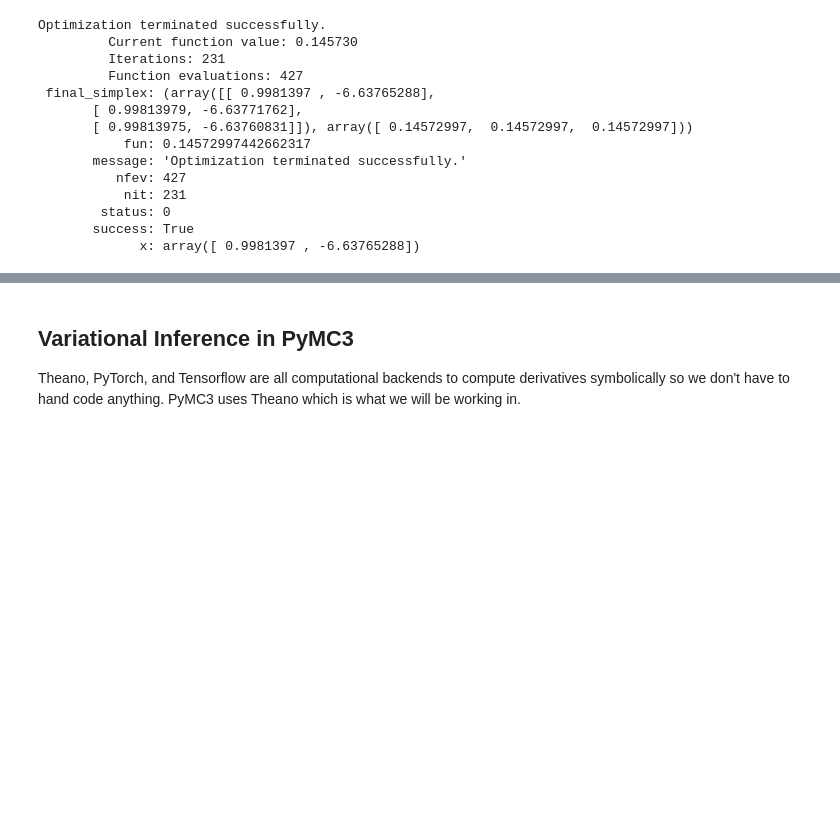
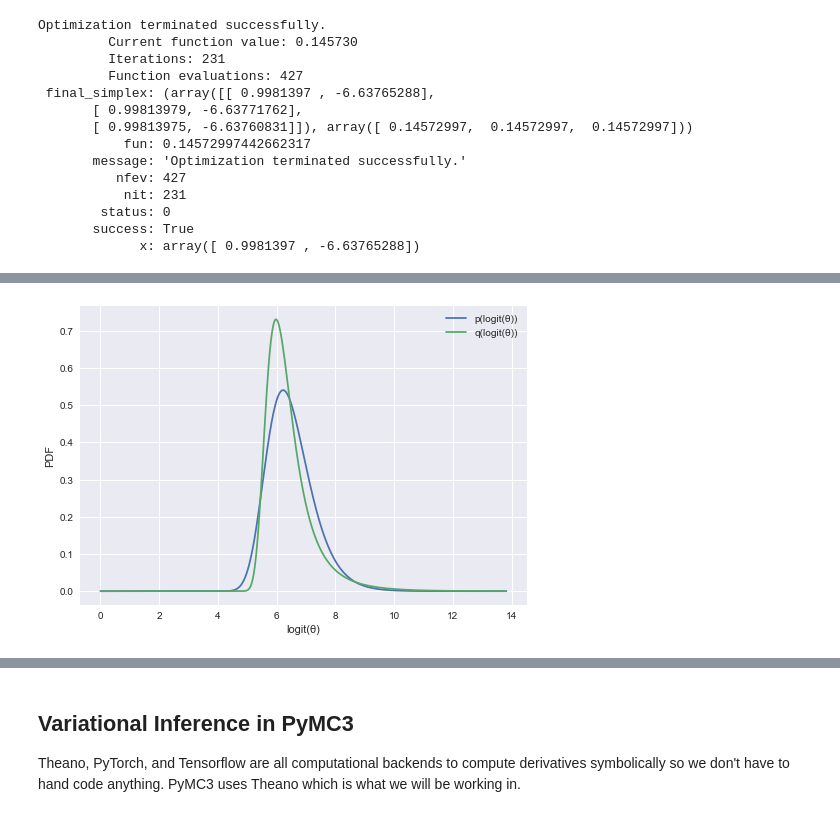
Before and after one commit to schluedj/talks, a Jupyter notebook: class/Introduction to Variational Bayesian Methods.ipynb, the cells around one changed output, grey strips where cells are left out. Cells and saved outputs as stored; diff of their text form; code cells hidden in the pictures; blank space fills up the shorter version.

```diff
--- a/class/Introduction to Variational Bayesian Methods.ipynb
+++ b/class/Introduction to Variational Bayesian Methods.ipynb
@@ -77,10 +76,10 @@ plt.plot(z, pz, label='p(z)')
 ## Let's define some functions to implement our routine for the approximation
 # %%
 ### Approximating Distro
-def logq(z, mu, lnsigma):
+def logq(θ, mu, lnsigma):
     """log of Gaussian parameterized by mean and log(sigma)"""
     sigma = np.exp(lnsigma)
-    return -0.5 * ((z - mu) / sigma) ** 2 - lnsigma - 0.5*np.log(2.0 * np.pi)
+    return -0.5 * ((θ - mu) / sigma) ** 2 - lnsigma - 0.5*np.log(2.0 * np.pi)
 ## Objective function and fit using scipy optimizer
 def regression_vi(logp, n, mu_start, lnsigma_start, atol=1e-6):
     """use an optimizer for simple 1D VI"""
@@ -249,25 +210,25 @@ $$
 # %%
-def logq_unit(z, mu, lnsigma):
+def logq_unit(θ, mu, lnsigma):
     """log of Gaussian parameterized by mean and log(sigma)
     has unit integral over 0,1
     and value zero outside of 0,1
     """
-    val = np.zeros_like(z)
-    msk = (z >= 1.0) | (z <= 0.0)
+    val = np.zeros_like(θ)
+    msk = (θ >= 1.0) | (θ <= 0.0)
     val[msk] = -np.inf
     if np.any(~msk):
         sigma = np.exp(lnsigma)
         a, b = (0.0 - mu) / sigma, (1.0 - mu) / sigma
-        val[~msk] = scipy.stats.truncnorm.logpdf(z[~msk], a=a, b=b, loc=mu, scale=sigma)
+        val[~msk] = scipy.stats.truncnorm.logpdf(θ[~msk], a=a, b=b, loc=mu, scale=sigma)
 
     return val
 
-def logp_hard(z, a=1e3, b=1):
-    val = np.zeros_like(z)
-    msk = (z >= 1.0) | (z <= 0.0)
+def logp_hard(θ, a=1e3, b=1):
+    val = np.zeros_like(θ)
+    msk = (θ >= 1.0) | (θ <= 0.0)
     val[msk] = -np.inf
     if np.any(~msk):
-        val[~msk] = a * np.log(z) + b * np.log(1.0 - z) - scipy.special.betaln(a + 1.0, b + 1.0)
+        val[~msk] = a * np.log(θ) + b * np.log(1.0 - θ) - scipy.special.betaln(a + 1.0, b + 1.0)
     return val
 
 def kl_vi_unit(logp, n, mu_start, lnsigma_start, eps=1e-8):
@@ -283,14 +244,14 @@ def kl_vi_unit(logp, n, mu_start, lnsigma_start, eps=1e-8):
 
         # This is the grid, factor of 20 is a random choice.
         _sigma = np.exp(phi[1])  # get sigma
-        z = np.linspace(eps, 1.0 - eps, n)
-        dz = z[1] - z[0]  # factor needed for numerical integral
+        θ = np.linspace(eps, 1.0 - eps, n)
+        dθ= θ[1] - θ[0]  # factor needed for numerical integral
 
         # This term is \int q*log(p)
-        logqz = logq_unit(z, phi[0], phi[1])
-        qz = np.exp(logqz)
+        logqθ = logq_unit(θ, phi[0], phi[1])
+        qθ = np.exp(logqθ)
 
-        return -entropy - np.sum(qz * logp(z) * dz)
+        return -entropy - np.sum(qθ * logp(θ) * dθ)
 
     # Run the optimizer.
     phi_hat = scipy.optimize.minimize(obj, phi_start,
@@ -316,15 +277,15 @@ Optimization terminated successfully.
        success: True
              x: array([ 0.9981397 , -6.63765288])
 # %%
-z = np.linspace(0.5, 0.999999, 100000)
-pz = np.exp(logp_hard(z))
-qz = np.exp(logq_unit(z, phi_hat[0], phi_hat[1]))
-dz_dlogitz = z * (1.0 - z)
+θ = np.linspace(0.5, 0.999999, 100000)
+pθ = np.exp(logp_hard(θ))
+qθ = np.exp(logq_unit(θ, phi_hat[0], phi_hat[1]))
+dθ_dlogitθ = θ * (1.0 - θ)
 
 plt.figure()
-plt.plot(scipy.special.logit(z), pz * dz_dlogitz, label='p(logit(z))')
-plt.plot(scipy.special.logit(z), qz * dz_dlogitz, label='q(logit(z))')
-plt.xlabel('logit(z)')
+plt.plot(scipy.special.logit(θ), pθ * dθ_dlogitθ, label='p(logit(θ))')
+plt.plot(scipy.special.logit(θ), qθ * dθ_dlogitθ, label='q(logit(θ))')
+plt.xlabel('logit(θ)')
 plt.ylabel('PDF')
 plt.legend();
 # %% [output]
@@ -332,0 +292 @@ plt.legend();
+[figure, added]
```
Also changed, not shown: parts of 33 cells of this notebook.
